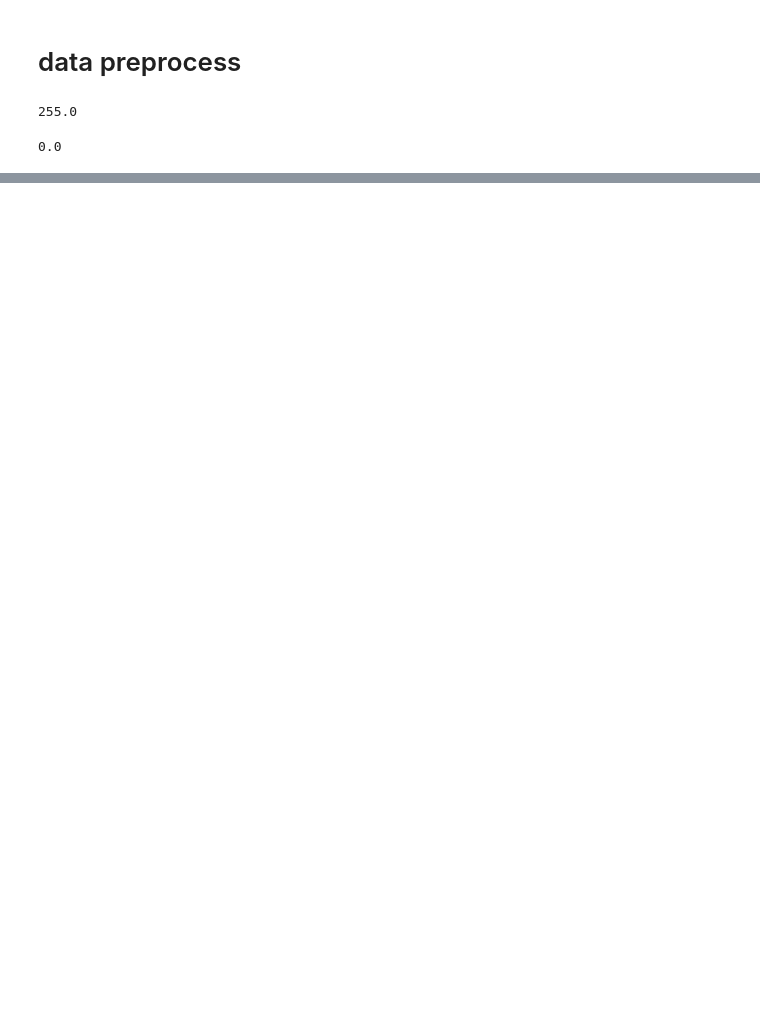
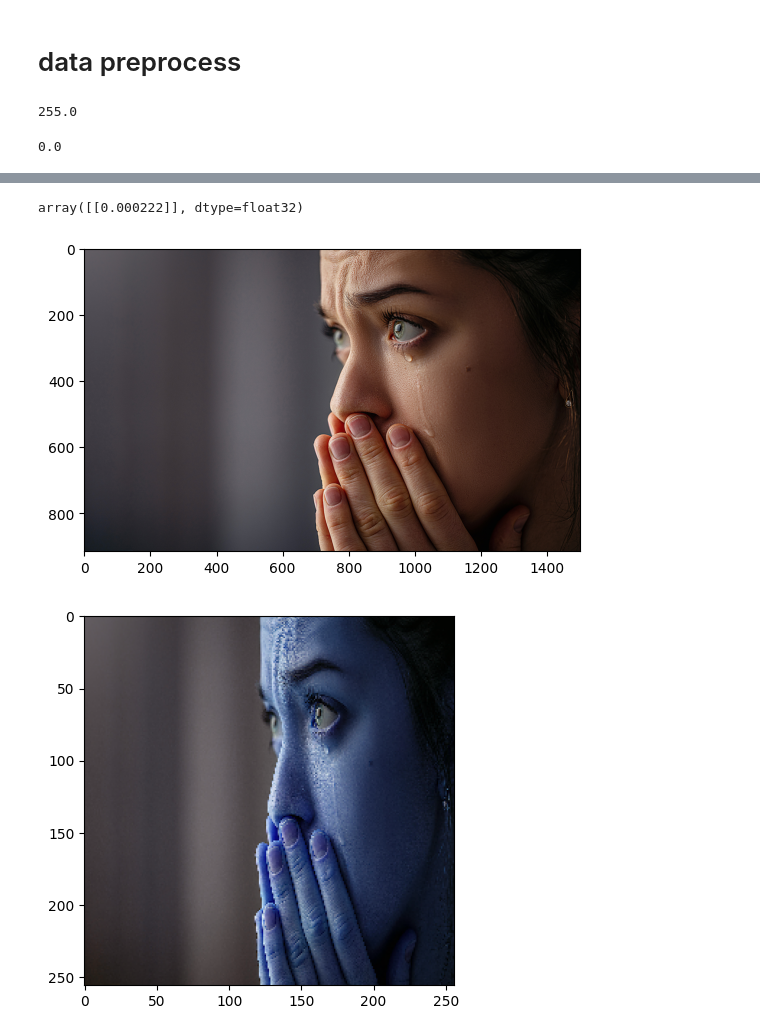
Before and after one commit to Dzakiyff/image_classification, a Jupyter notebook: image_classificartion.ipynb, the cells around one changed output, grey strips where cells are left out. Cells and saved outputs as stored; diff of their text form; code cells hidden in the pictures; blank space fills up the shorter version.

```diff
--- a/image_classificartion.ipynb
+++ b/image_classificartion.ipynb
@@ -187,0 +318,14 @@ for i, img in enumerate(scaled_batch[0][:4]):
+# %%
+yhat
+# %% [output]
+array([[0.000222]], dtype=float32)
+# %%
+test_image2 = cv2.imread('sad_test.jpg')
+plt.imshow(cv2.cvtColor(test_image2, cv2.COLOR_BGR2RGB))
+plt.show()
+resize2 = tf.image.resize(test_image2, (256,256))
+plt.imshow(resize2.numpy().astype(int))
+plt.show()
+# %% [output]
+[figure, added]
+[figure, added]
```
Also changed, not shown: parts of 30 cells of this notebook.
